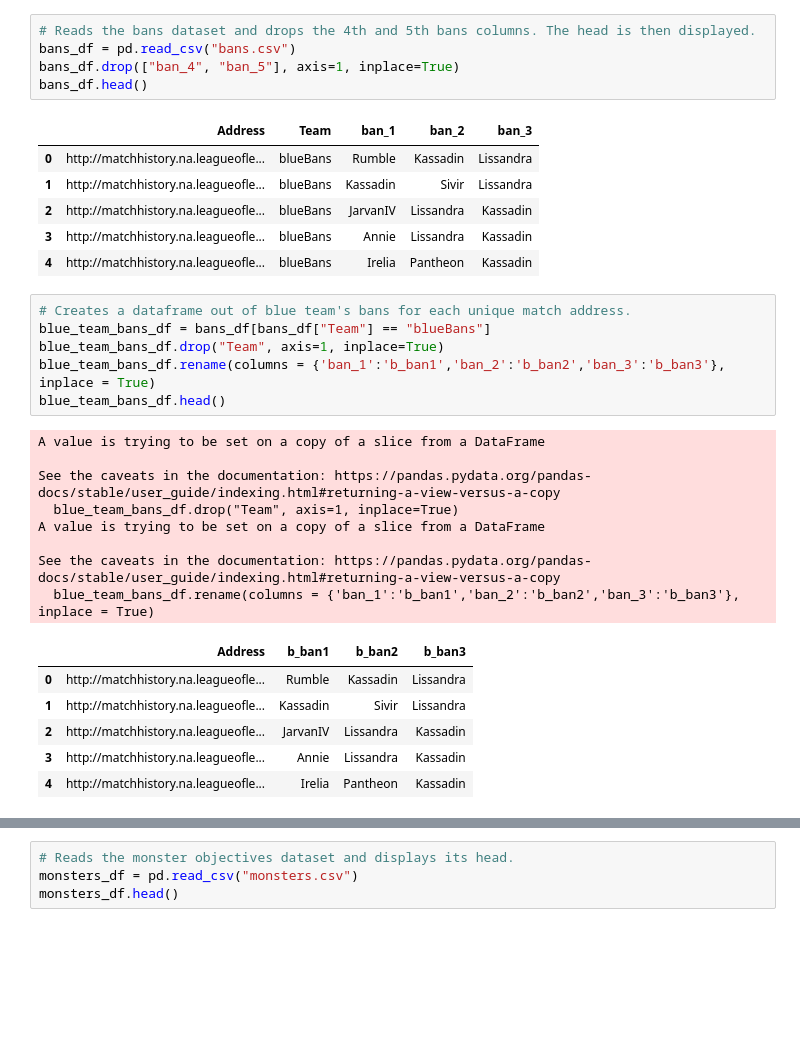
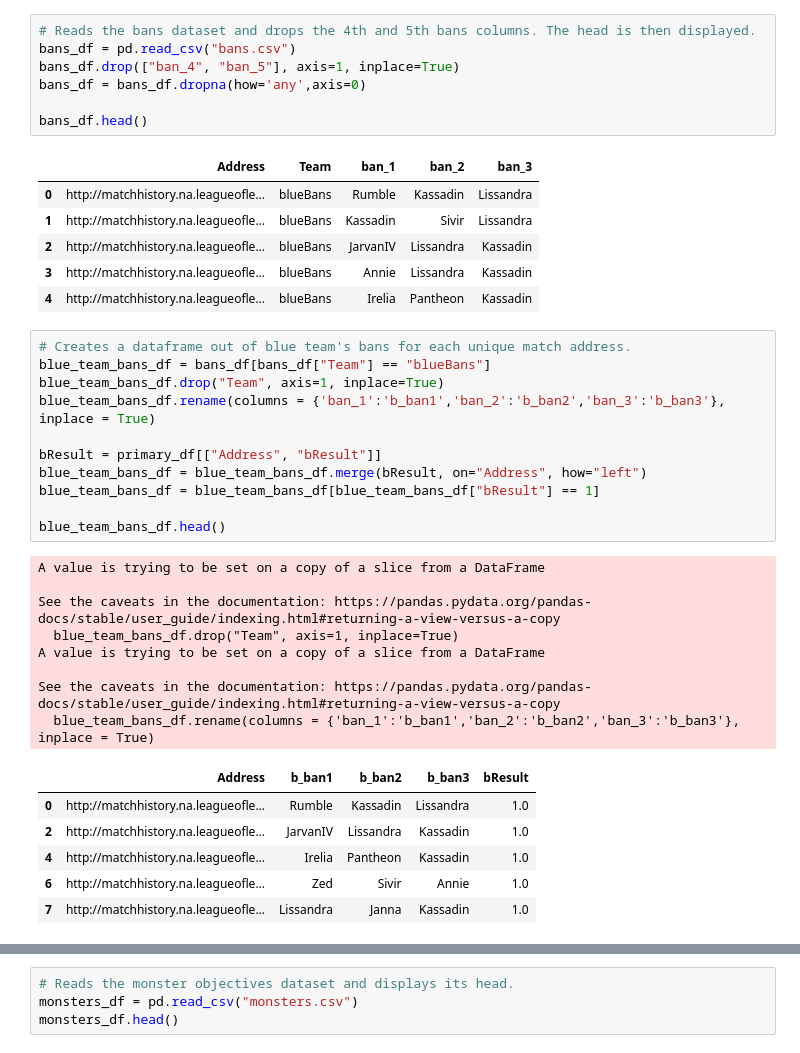
Before and after one commit to MoistRock1743/E-Sports-Data-Mining, a Jupyter notebook: Project.ipynb, the cells around one changed output, grey strips where cells are left out. Cells and saved outputs as stored; diff of their text form; blank space fills up the shorter version.

```diff
--- a/Project.ipynb
+++ b/Project.ipynb
@@ -295,6 +295,8 @@ red_team_composition_df.head()
 # Reads the bans dataset and drops the 4th and 5th bans columns. The head is then displayed.
 bans_df = pd.read_csv("bans.csv")
 bans_df.drop(["ban_4", "ban_5"], axis=1, inplace=True)
+bans_df = bans_df.dropna(how='any',axis=0)
+
 bans_df.head()
 # %% [output]
 |  | Address | Team | ban_1 | ban_2 | ban_3 |
@@ -306,24 +308,29 @@ bans_df.head()
 # %%
 # Creates a dataframe out of blue team's bans for each unique match address.
 blue_team_bans_df = bans_df[bans_df["Team"] == "blueBans"]
 blue_team_bans_df.drop("Team", axis=1, inplace=True)
 blue_team_bans_df.rename(columns = {'ban_1':'b_ban1','ban_2':'b_ban2','ban_3':'b_ban3'}, inplace = True)
+
+bResult = primary_df[["Address", "bResult"]]
+blue_team_bans_df = blue_team_bans_df.merge(bResult, on="Address", how="left")
+blue_team_bans_df = blue_team_bans_df[blue_team_bans_df["bResult"] == 1]
+
 blue_team_bans_df.head()
 # %% [output]
 A value is trying to be set on a copy of a slice from a DataFrame
 
 See the caveats in the documentation: https://pandas.pydata.org/pandas-docs/stable/user_guide/indexing.html#returning-a-view-versus-a-copy
   blue_team_bans_df.drop("Team", axis=1, inplace=True)
 A value is trying to be set on a copy of a slice from a DataFrame
 
 See the caveats in the documentation: https://pandas.pydata.org/pandas-docs/stable/user_guide/indexing.html#returning-a-view-versus-a-copy
   blue_team_bans_df.rename(columns = {'ban_1':'b_ban1','ban_2':'b_ban2','ban_3':'b_ban3'}, inplace = True)
-|  | Address | b_ban1 | b_ban2 | b_ban3 |
-| 0 | http://matchhistory.na.leagueofle... | Rumble | Kassadin | Lissandra |
-| 1 | http://matchhistory.na.leagueofle... | Kassadin | Sivir | Lissandra |
-| 2 | http://matchhistory.na.leagueofle... | JarvanIV | Lissandra | Kassadin |
-| 3 | http://matchhistory.na.leagueofle... | Annie | Lissandra | Kassadin |
-| 4 | http://matchhistory.na.leagueofle... | Irelia | Pantheon | Kassadin |
+|  | Address | b_ban1 | b_ban2 | b_ban3 | bResult |
+| 0 | http://matchhistory.na.leagueofle... | Rumble | Kassadin | Lissandra | 1.0 |
+| 2 | http://matchhistory.na.leagueofle... | JarvanIV | Lissandra | Kassadin | 1.0 |
+| 4 | http://matchhistory.na.leagueofle... | Irelia | Pantheon | Kassadin | 1.0 |
+| 6 | http://matchhistory.na.leagueofle... | Zed | Sivir | Annie | 1.0 |
+| 7 | http://matchhistory.na.leagueofle... | Lissandra | Janna | Kassadin | 1.0 |
 # %%
 # Creates a dataframe out of red team's bans for each unique match address.
 red_team_bans_df = bans_df[bans_df["Team"] == "redBans"]
```
Also changed, not shown: parts of 13 cells of this notebook.
